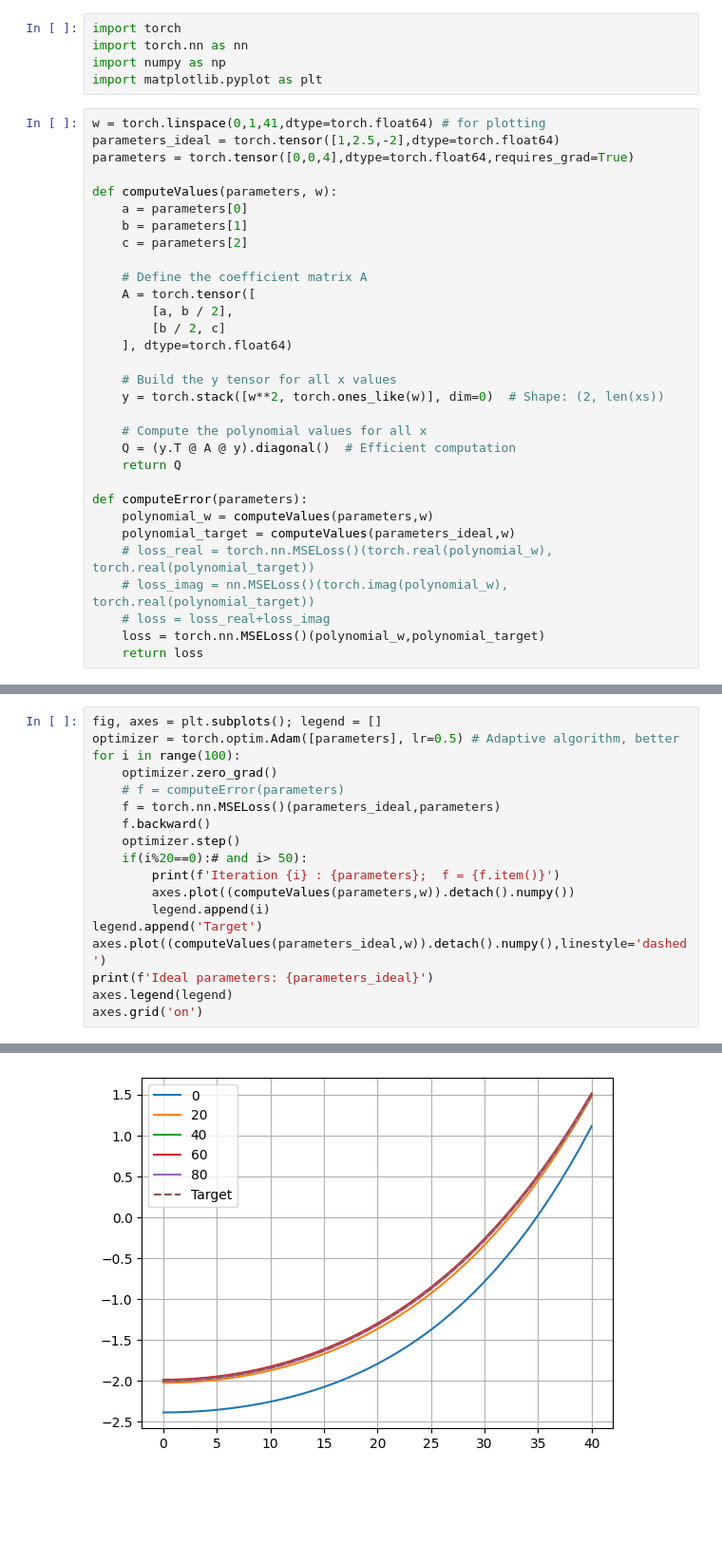
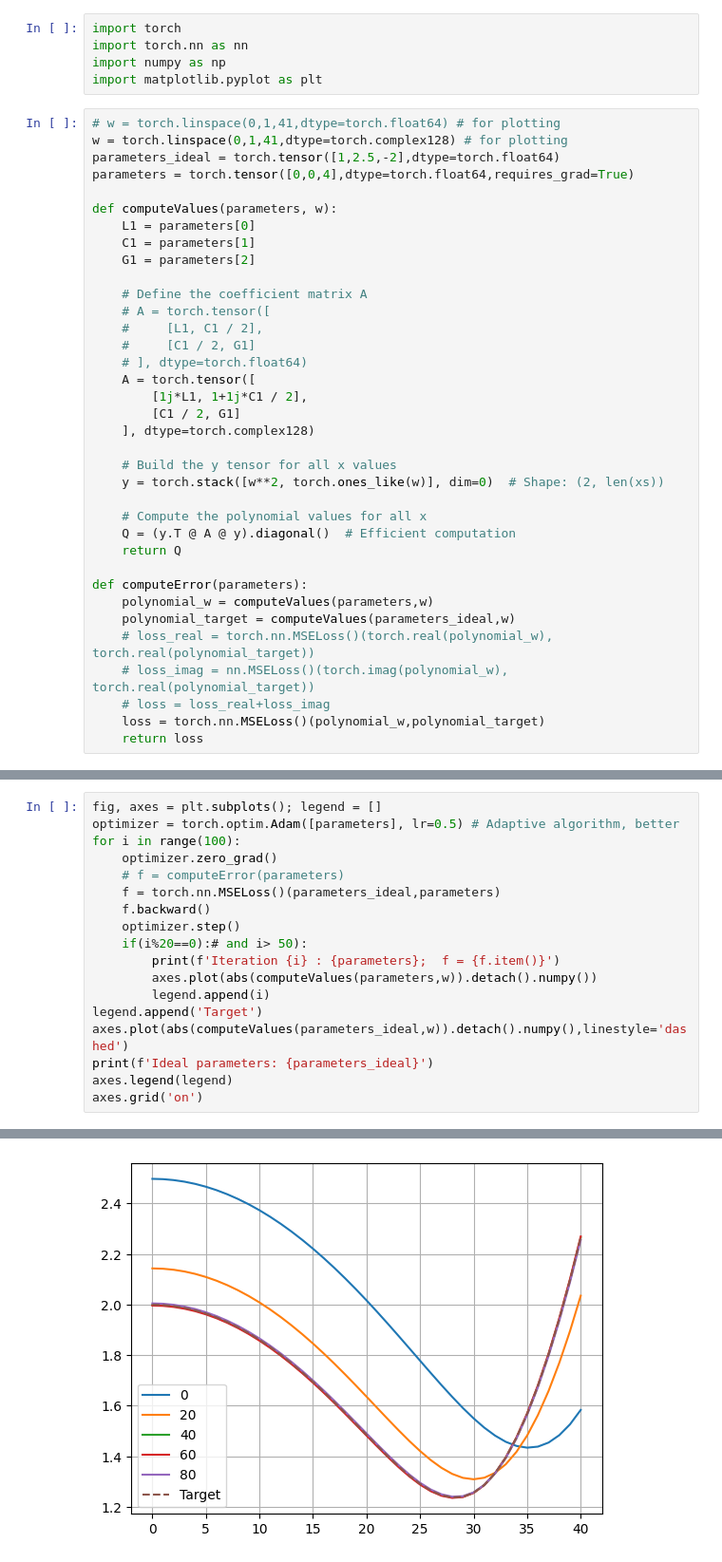
Before and after one commit to a-dag-a/sandbox__ML, a Jupyter notebook: autodiff/WIP.ipynb, the cells around one changed output, grey strips where cells are left out. Shown: that part at 95% size. Drawn from its saved outputs; the diff is of its cells as text; blank space fills up the shorter version.

Commit message:
made the matrix complex

```diff
--- a/autodiff/WIP.ipynb
+++ b/autodiff/WIP.ipynb
@@ -16,20 +16,25 @@ import torch.nn as nn
 import numpy as np
 import matplotlib.pyplot as plt
 # %%
-w = torch.linspace(0,1,41,dtype=torch.float64) # for plotting
+# w = torch.linspace(0,1,41,dtype=torch.float64) # for plotting
+w = torch.linspace(0,1,41,dtype=torch.complex128) # for plotting
 parameters_ideal = torch.tensor([1,2.5,-2],dtype=torch.float64)
 parameters = torch.tensor([0,0,4],dtype=torch.float64,requires_grad=True)
 
 def computeValues(parameters, w):
-    a = parameters[0]
-    b = parameters[1]
-    c = parameters[2]
+    L1 = parameters[0]
+    C1 = parameters[1]
+    G1 = parameters[2]
 
     # Define the coefficient matrix A
+    # A = torch.tensor([
+    #     [L1, C1 / 2],
+    #     [C1 / 2, G1]
+    # ], dtype=torch.float64)
     A = torch.tensor([
-        [a, b / 2],
-        [b / 2, c]
-    ], dtype=torch.float64)
+        [1j*L1, 1+1j*C1 / 2],
+        [C1 / 2, G1]
+    ], dtype=torch.complex128)
 
     # Build the y tensor for all x values
     y = torch.stack([w**2, torch.ones_like(w)], dim=0)  # Shape: (2, len(xs))
@@ -57,10 +72,10 @@ for i in range(100):
     optimizer.step()
     if(i%20==0):# and i> 50):
         print(f'Iteration {i} : {parameters};  f = {f.item()}')
-        axes.plot((computeValues(parameters,w)).detach().numpy())
+        axes.plot(abs(computeValues(parameters,w)).detach().numpy())
         legend.append(i)
 legend.append('Target')
-axes.plot((computeValues(parameters_ideal,w)).detach().numpy(),linestyle='dashed')
+axes.plot(abs(computeValues(parameters_ideal,w)).detach().numpy(),linestyle='dashed')
 print(f'Ideal parameters: {parameters_ideal}')
 axes.legend(legend)
 axes.grid('on')
@@ -73,2 +88,2 @@ Iteration 80 : tensor([ 1.0050,  2.4951, -2.0047], dtype=torch.float64, requires
 Ideal parameters: tensor([ 1.0000,  2.5000, -2.0000], dtype=torch.float64)
-[figure, old version]
+[figure, new version]
```
Also changed, not shown: parts of 2 cells of this notebook.
